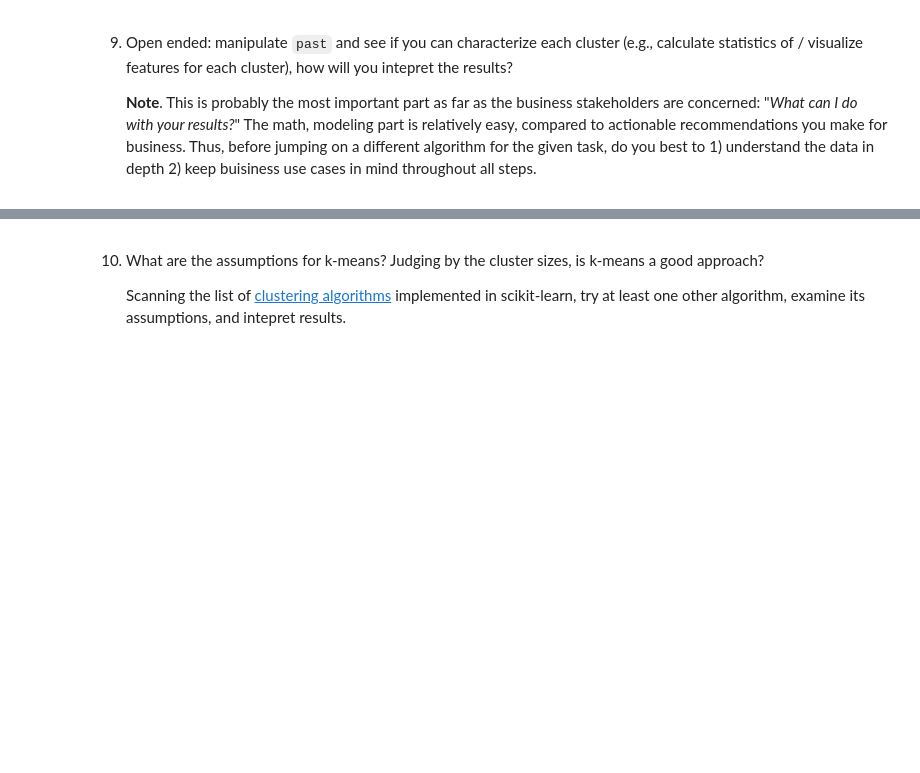
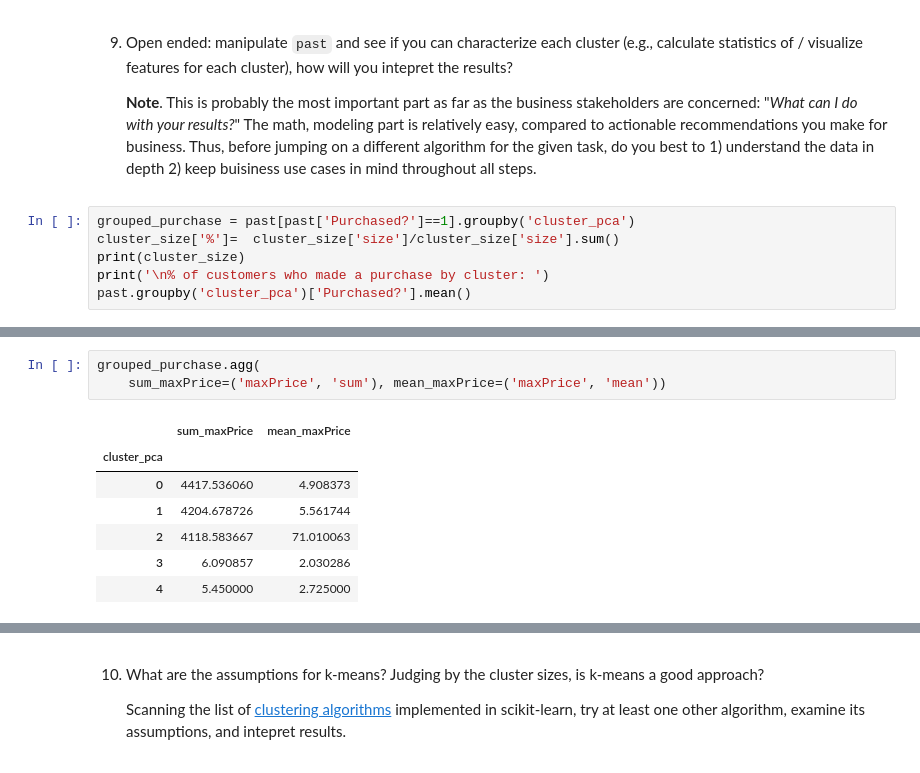
Before and after one commit to CuongNguyenVPI/FB-MLE, a Jupyter notebook: assignments/week-8-unsupervised-ML/nb/new-product-launch.ipynb, the cells around one changed output, grey strips where cells are left out. Saved outputs shown, nothing was run; the diff lists cells and outputs as text; blank space fills up the shorter version.

```diff
--- a/assignments/week-8-unsupervised-ML/nb/new-product-launch.ipynb
+++ b/assignments/week-8-unsupervised-ML/nb/new-product-launch.ipynb
@@ -333,3 +335,9 @@ past.head()
 9. Open ended: manipulate `past` and see if you can characterize each cluster (e.g., calculate statistics of / visualize features for each cluster), how will you intepret the results?
 
     **Note**. This is probably the most important part as far as the business stakeholders are concerned: "*What can I do with your results?*" The math, modeling part is relatively easy, compared to actionable recommendations you make for business. Thus, before jumping on a different algorithm for the given task, do you best to 1) understand the data in depth 2) keep buisiness use cases in mind throughout all steps.
+# %%
+grouped_purchase = past[past['Purchased?']==1].groupby('cluster_pca')
+cluster_size['%']=  cluster_size['size']/cluster_size['size'].sum()
+print(cluster_size)
+print('\n% of customers who made a purchase by cluster: ')
+past.groupby('cluster_pca')['Purchased?'].mean()
@@ -335,0 +360,11 @@ past.head()
+# %%
+grouped_purchase.agg(
+    sum_maxPrice=('maxPrice', 'sum'), mean_maxPrice=('maxPrice', 'mean'))
+# %% [output]
+|  | sum_maxPrice | mean_maxPrice |
+| cluster_pca |  |  |
+| 0 | 4417.536060 | 4.908373 |
+| 1 | 4204.678726 | 5.561744 |
+| 2 | 4118.583667 | 71.010063 |
+| 3 | 6.090857 | 2.030286 |
+| 4 | 5.450000 | 2.725000 |
```
Also changed, not shown: parts of 24 cells of this notebook.
